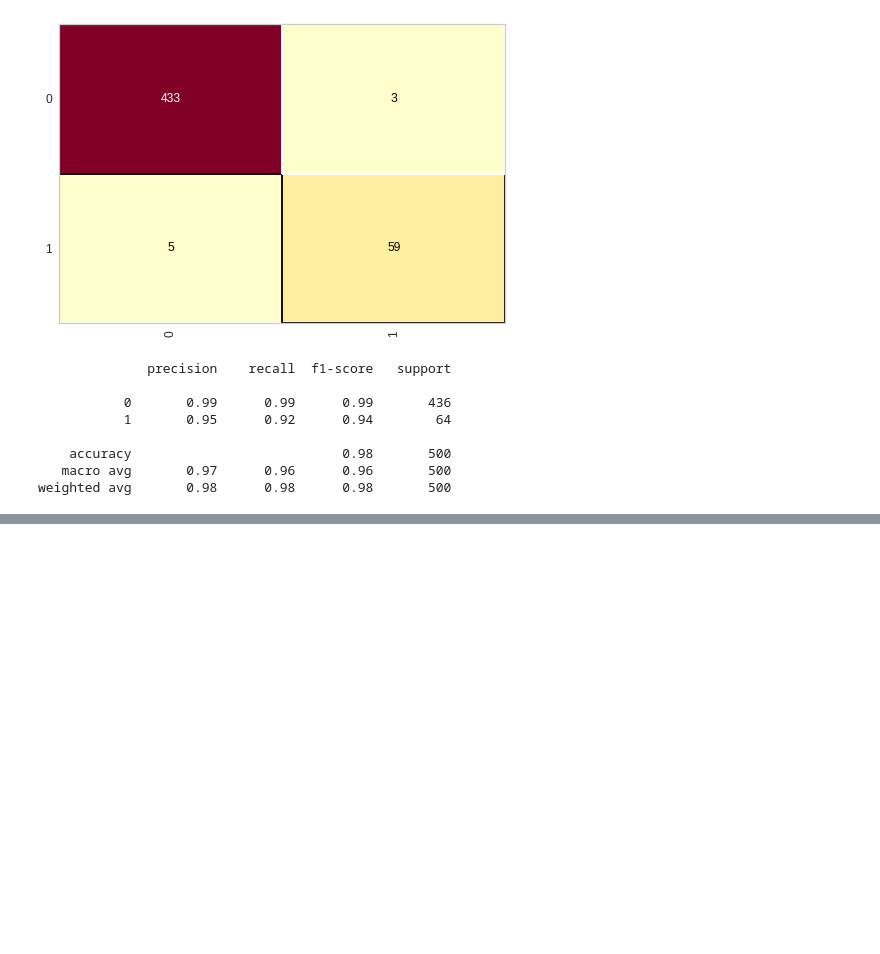
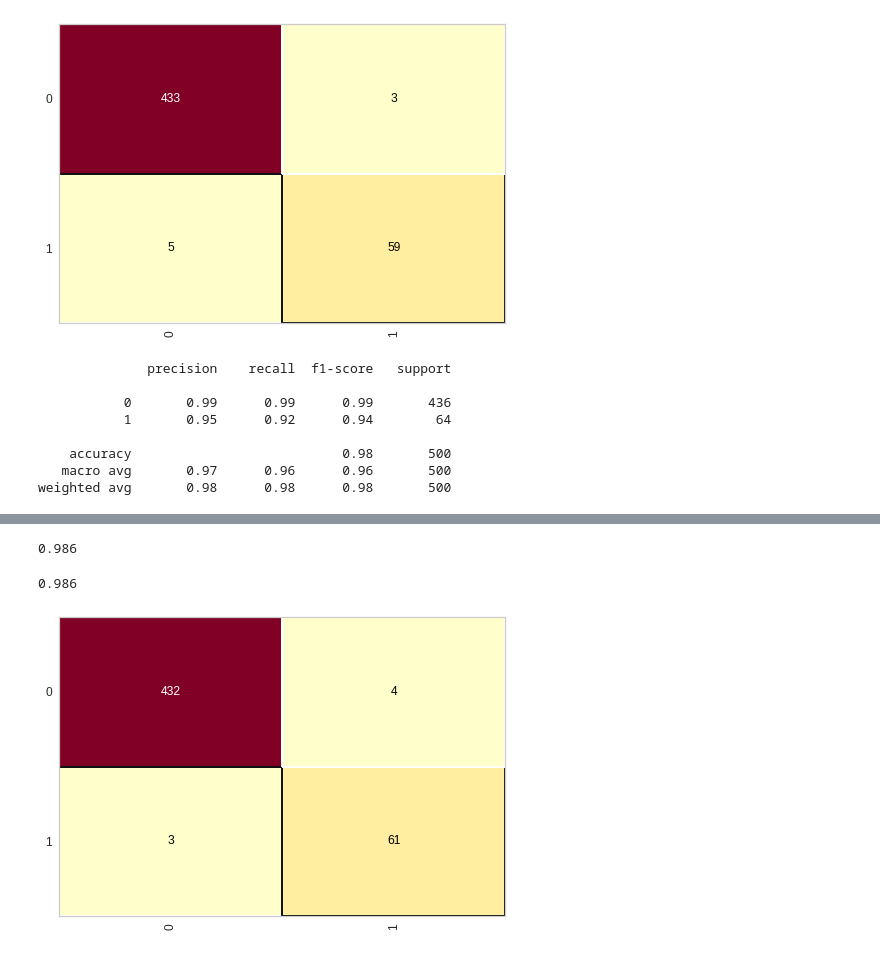
Before and after one commit to LucasMonteiroBastos/Analise-de-Credito---Part-I, a Jupyter notebook: ANALISE_DE_CREDITO_PREDIZER_SE_A_PESSOA_PAGOU_OU_NÃO_O_EMPRÉSTIMO.ipynb, the cells around one changed output, grey strips where cells are left out. Cells and saved outputs as stored; diff of their text form; code cells hidden in the pictures; blank space fills up the shorter version.

```diff
--- a/ANALISE_DE_CREDITO_PREDIZER_SE_A_PESSOA_PAGOU_OU_NÃO_O_EMPRÉSTIMO.ipynb
+++ b/ANALISE_DE_CREDITO_PREDIZER_SE_A_PESSOA_PAGOU_OU_NÃO_O_EMPRÉSTIMO.ipynb
@@ -630,0 +646,4 @@ weighted avg       0.98      0.98      0.98       500
+# %%
+# criando o modelo
+knn_credito = KNeighborsClassifier(n_neighbors=5, metric='minkowski', p = 2)
+knn_credito.fit(X_credito_treinamento, y_credito_treinamento)
@@ -630,0 +695,16 @@ weighted avg       0.98      0.98      0.98       500
+# %%
+# calculando a acuracia
+from sklearn.metrics import accuracy_score, classification_report
+accuracy_score(y_credito_teste, previsoes)
+# ESSE RESULTADO SÓ FOI POSSIVEL POR MEIO DA PADRONIZAÇÃO
+# %% [output]
+0.986
+# %%
+# visualizando a matrix de confusão
+from yellowbrick.classifier import ConfusionMatrix
+cm = ConfusionMatrix(knn_credito)
+cm.fit(X_credito_treinamento, y_credito_treinamento)
+cm.score(X_credito_teste, y_credito_teste)
+# %% [output]
+0.986
+[figure, added]
```
Also changed, not shown: parts of 8 cells of this notebook.
